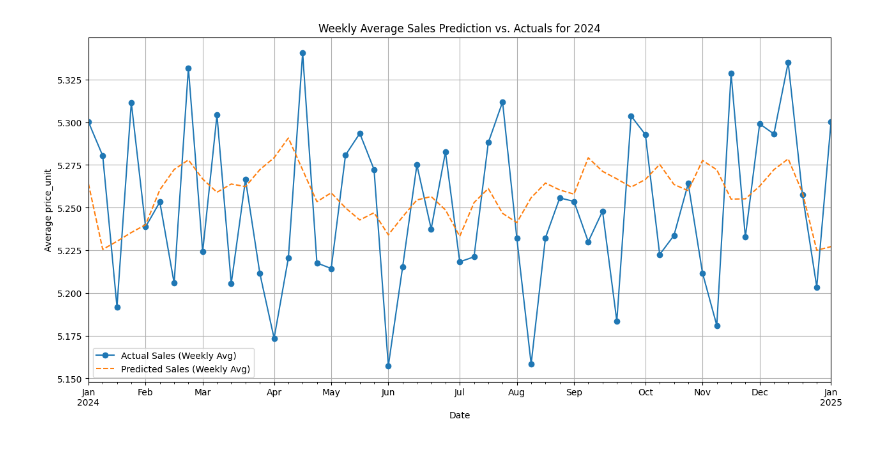
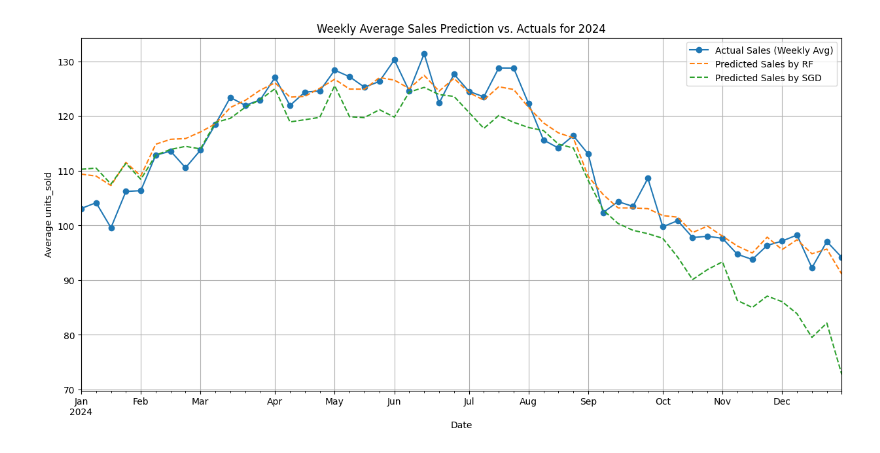
Before and after one commit to Doug-Vo/Data-Analysis--Summer-2025, a Jupyter notebook: Colab/FMCC_Sales_Prediction.ipynb, the cells around one changed output. Cells and saved outputs as stored; diff of their text form; code cells hidden in the pictures.

Commit message:
Update Sales and change directory

```diff
--- a/Colab/FMCC_Sales_Prediction.ipynb
+++ b/Colab/FMCC_Sales_Prediction.ipynb
@@ -118,30 +115,20 @@ memory usage: 20.4+ MB
 from sklearn.preprocessing import LabelEncoder
 
 
-df['date'] = pd.to_datetime(df['date'])
-df.set_index('date', inplace=True)
+df['week'] = pd.to_datetime(df['week'])
+df.set_index('week', inplace=True)
 
 # Sort the data by date to ensure it's in chronological order
 df.sort_index(inplace=True)
 
 
-encoded_features = ['sku', 'brand', 'segment', 'category', 'channel', 'region', 'pack_type']
+encoded_features = ['sku', 'lifecycle_stage', 'channel', 'region']
 
 for col in encoded_features:
     le = LabelEncoder()
     df[col] = le.fit_transform(df[col])
 
 
-
 df.info()
-df = df[df['price_unit'] >= 0]
-
-# --- Visualize the Sales Over Time ---
-# This helps us see trends, seasonality, and any outliers.
-plt.figure(figsize=(15, 7))
-df['price_unit'].plot()
-plt.title('FMCG Sales Over Time (2022-2024)')
-plt.grid(True)
-plt.show()
 # %% [output]
 <class 'pandas.core.frame.DataFrame'>
@@ -167,0 +151,13 @@ memory usage: 20.4 MB
+# %%
+
+df = df[df['units_sold'] >= 0]
+
+# --- Visualize the Sales Over Time ---
+# This helps us see trends, seasonality, and any outliers.
+plt.figure(figsize=(20, 7))
+df['units_sold'].plot()
+plt.title('FMCG Sales Over Time (2022-2024)')
+plt.grid(True)
+plt.show()
+
+df.info()
@@ -201,10 +206,10 @@ New features created. DataFrame head:
 # %%
 print("\n--- Step 4: Splitting the Data ---")
 
-# The target is the 'price_unit' column
-y = df['price_unit']
+# The target is the 'units_sold' column
+y = df['units_sold']
 # The features are all the other columns we created
-X = df.drop('price_unit', axis=1)
+X = df.drop('units_sold', axis=1)
 
 # --- Time-Series Train-Test Split ---
 # IMPORTANT: For time-series, we cannot shuffle the data.
@@ -274,19 +268,20 @@ Random Forest - Root Mean Squared Error (RMSE): 2.19
 # %%
 # Create a DataFrame for easy plotting
-results_df = pd.DataFrame({'Actual price_unit': y_test, 'Predicted price_unit (RF)': y_pred_rf})
+results_df = pd.DataFrame({'Actual units_sold': y_test, 'Predicted by RF': y_pred_rf, 'Predicted by SGD': y_pred_sgd})
 
 # Resample the data to a weekly frequency and calculate the mean
 # 'W' stands for weekly. This will smooth out the daily noise.
 weekly_results = results_df.resample('W').mean()
 
 plt.figure(figsize=(15, 7))
-weekly_results['Actual price_unit'].plot(label='Actual Sales (Weekly Avg)', style='-', marker='o')
-weekly_results['Predicted price_unit (RF)'].plot(label='Predicted Sales (Weekly Avg)', style='--')
+weekly_results['Actual units_sold'].plot(label='Actual Sales (Weekly Avg)', style='-', marker='o')
+weekly_results['Predicted by RF'].plot(label='Predicted Sales by RF', style='--')
+weekly_results['Predicted by SGD'].plot(label='Predicted Sales by SGD', style='--')
 plt.title('Weekly Average Sales Prediction vs. Actuals for 2024')
 plt.xlabel('Date')
-plt.ylabel('Average price_unit')
+plt.ylabel('Average units_sold')
 plt.legend()
 plt.grid(True)
 plt.show()
 # %% [output]
-[figure, old version]
+[figure, new version]
```
Also changed, not shown: parts of 12 cells of this notebook, 1 other file.
